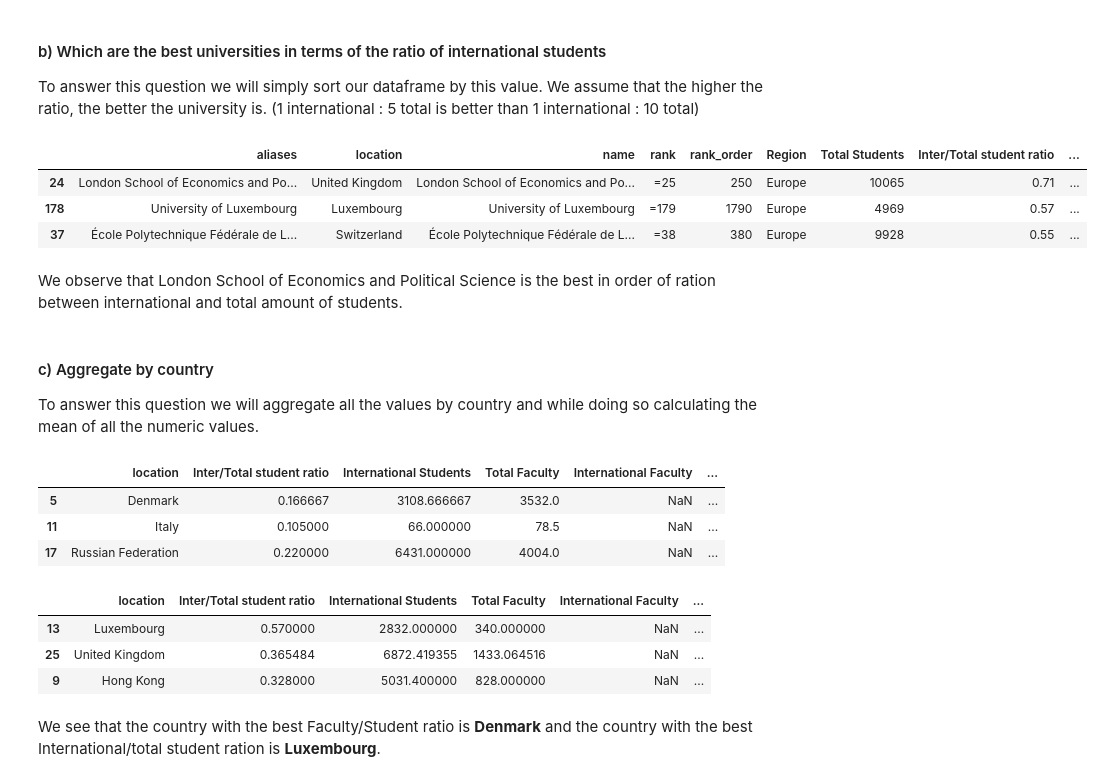
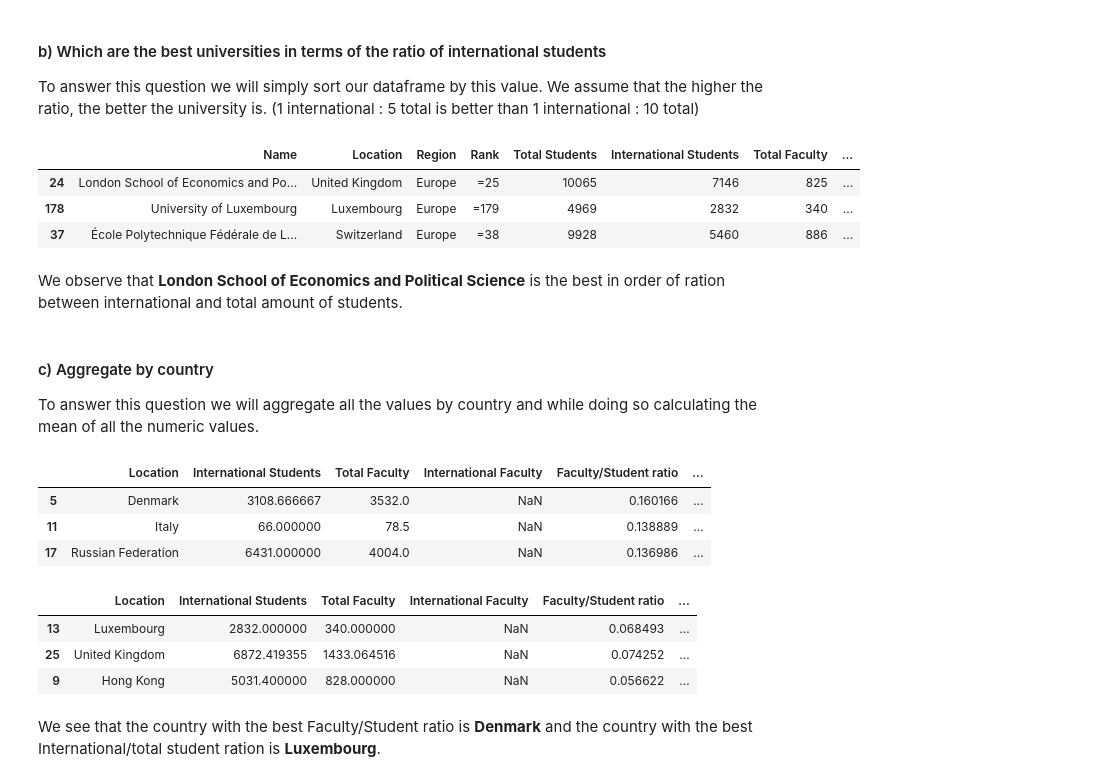
Before and after one commit to sourabhlal/ada2017, a Jupyter notebook: 02 - Data from the Web/homework02.ipynb, the cells around one changed output. Cells and saved outputs as stored; diff of their text form; code cells hidden in the pictures.

```diff
--- a/02 - Data from the Web/homework02.ipynb
+++ b/02 - Data from the Web/homework02.ipynb
@@ -344,6 +351,17 @@ timesedu_df["Faculty/Student ratio"] = 1/timesedu_df["stats_student_staff_ratio"
 timesedu_df = timesedu_df.drop(["stats_number_students","stats_pc_intl_students","stats_student_staff_ratio"],axis=1)
 # %% [markdown]
 We now have all the data from Times Higher Education in a single dataframe. In order to answer question a) through d) using this data, we will exclude a few more rows that are not relevant for those questions. It should be noted that the ranking are already in the dataframe timesedu_df and therefore all we need is to sort the data (and group it for questio c and d).
+# %%
+#New dataframe with fewer columns
+timesedu_df2 = timesedu_df.drop(['aliases','rank_order'],axis=1)
+
+#Reordering the columns
+timesedu_df2 = timesedu_df2[['name','location','Region','rank','Total Students','International Students','Total Faculty','International Faculty','Faculty/Student ratio','Inter/Total student ratio']]
+
+#Changing column names
+timesedu_df2.columns.values[0] = 'Name'
+timesedu_df2.columns.values[1] = 'Location'
+timesedu_df2.columns.values[3] = 'Rank'
 # %% [markdown]
 #### a) Which are the best universities in terms of the ratio between faculty members and students?
 To answer this question we just sort our dataframe by this value. We assume that the higher the ratio, the better the university is. (1 faculty : 5 students is better than 1 faculty : 10 students)
@@ -360,31 +378,31 @@ We see that the best university when it comes to faculty/student ratio is Vander
 #### b) Which are the best universities in terms of the ratio of international students
 To answer this question we will simply sort our dataframe by this value. We assume that the higher the ratio, the better the university is. (1 international : 5 total is better than 1 international : 10 total)
 # %%
-timesedu_df.sort_values('Inter/Total student ratio',ascending=False).head(3)
+timesedu_df2.sort_values('Inter/Total student ratio',ascending=False).head(3)
 # %% [output]
-|  | aliases | location | name | rank | rank_order | Region | Total Students | Inter/Total student ratio | ... |
-| 24 | London School of Economics and Po... | United Kingdom | London School of Economics and Po... | =25 | 250 | Europe | 10065 | 0.71 | ... |
-| 178 | University of Luxembourg | Luxembourg | University of Luxembourg | =179 | 1790 | Europe | 4969 | 0.57 | ... |
-| 37 | École Polytechnique Fédérale de L... | Switzerland | École Polytechnique Fédérale de L... | =38 | 380 | Europe | 9928 | 0.55 | ... |
+|  | Name | Location | Region | Rank | Total Students | International Students | Total Faculty | ... |
+| 24 | London School of Economics and Po... | United Kingdom | Europe | =25 | 10065 | 7146 | 825 | ... |
+| 178 | University of Luxembourg | Luxembourg | Europe | =179 | 4969 | 2832 | 340 | ... |
+| 37 | École Polytechnique Fédérale de L... | Switzerland | Europe | =38 | 9928 | 5460 | 886 | ... |
 # %% [markdown]
-We observe that London School of Economics and Political Science is the best in order of ration between international and total amount of students.
+We observe that __London School of Economics and Political Science__ is the best in order of ration between international and total amount of students.
 # %% [markdown]
 #### c) Aggregate by country
 To answer this question we will aggregate all the values by country and while doing so calculating the mean of all the numeric values.
 # %%
-timesedu_df.groupby('location',as_index=False).mean().sort_values('Faculty/Student ratio',ascending=False).head(3)
+timesedu_df2.groupby('Location',as_index=False).mean().sort_values('Faculty/Student ratio',ascending=False).head(3)
 # %% [output]
-|  | location | Inter/Total student ratio | International Students | Total Faculty | International Faculty | ... |
-| 5 | Denmark | 0.166667 | 3108.666667 | 3532.0 | NaN | ... |
-| 11 | Italy | 0.105000 | 66.000000 | 78.5 | NaN | ... |
-| 17 | Russian Federation | 0.220000 | 6431.000000 | 4004.0 | NaN | ... |
+|  | Location | International Students | Total Faculty | International Faculty | Faculty/Student ratio | ... |
+| 5 | Denmark | 3108.666667 | 3532.0 | NaN | 0.160166 | ... |
+| 11 | Italy | 66.000000 | 78.5 | NaN | 0.138889 | ... |
+| 17 | Russian Federation | 6431.000000 | 4004.0 | NaN | 0.136986 | ... |
 # %%
-timesedu_df.groupby('location',as_index=False).mean().sort_values('Inter/Total student ratio',ascending=False).head(3)
+timesedu_df2.groupby('Location',as_index=False).mean().sort_values('Inter/Total student ratio',ascending=False).head(3)
 # %% [output]
-|  | location | Inter/Total student ratio | International Students | Total Faculty | International Faculty | ... |
-| 13 | Luxembourg | 0.570000 | 2832.000000 | 340.000000 | NaN | ... |
-| 25 | United Kingdom | 0.365484 | 6872.419355 | 1433.064516 | NaN | ... |
-| 9 | Hong Kong | 0.328000 | 5031.400000 | 828.000000 | NaN | ... |
+|  | Location | International Students | Total Faculty | International Faculty | Faculty/Student ratio | ... |
+| 13 | Luxembourg | 2832.000000 | 340.000000 | NaN | 0.068493 | ... |
+| 25 | United Kingdom | 6872.419355 | 1433.064516 | NaN | 0.074252 | ... |
+| 9 | Hong Kong | 5031.400000 | 828.000000 | NaN | 0.056622 | ... |
 # %% [markdown]
 We see that the country with the best Faculty/Student ratio is __Denmark__ and the country with the best International/total student ration is __Luxembourg__.
 # %% [markdown]
```
Also changed, not shown: parts of 32 cells of this notebook, 1 other file.
